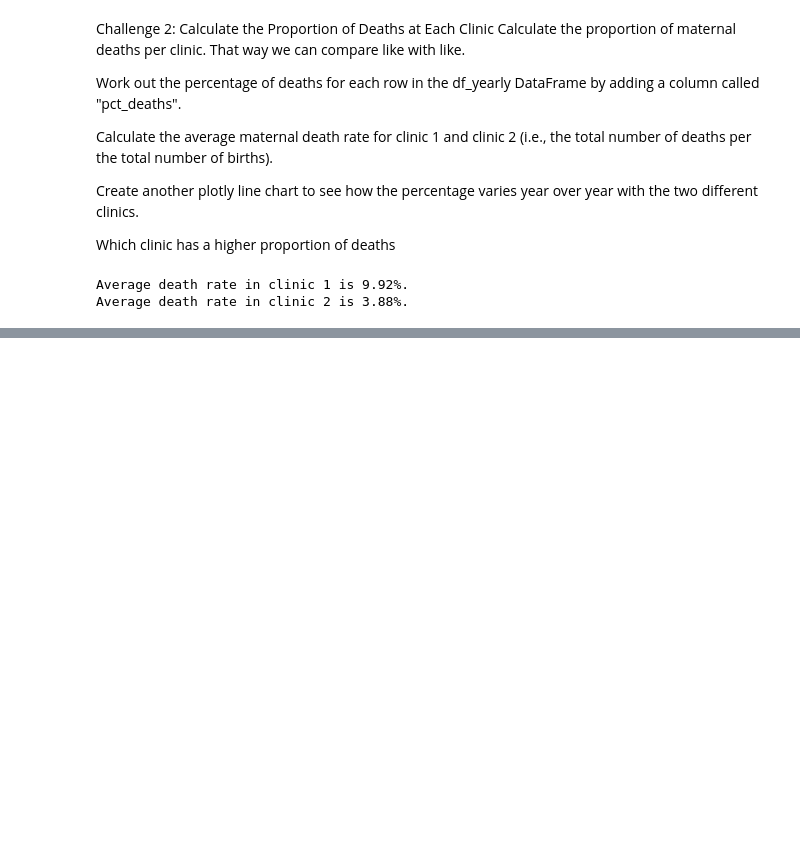
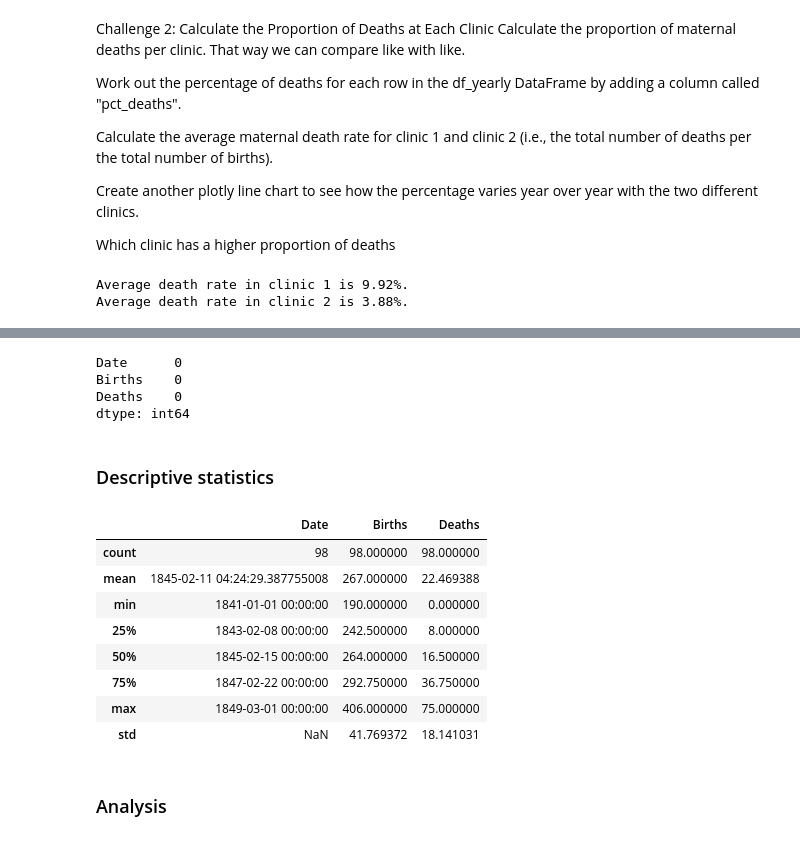
Before and after one commit to shane-221/Python_Basics, a Jupyter notebook: 09_Advanced-Data_Analysis(Pandas-Plotly-Seaborn)/80_Day_80_T-Tests_and _Distributions/main.ipynb, the cells around one changed output, grey strips where cells are left out. Saved outputs shown, nothing was run; the diff lists cells and outputs as text; code cells hidden in the pictures; blank space fills up the shorter version.

```diff
--- a/09_Advanced-Data_Analysis(Pandas-Plotly-Seaborn)/80_Day_80_T-Tests_and _Distributions/main.ipynb
+++ b/09_Advanced-Data_Analysis(Pandas-Plotly-Seaborn)/80_Day_80_T-Tests_and _Distributions/main.ipynb
@@ -133,0 +184,33 @@ line.show()
+# %%
+## checks to remove columns, duplicated values, and missing values
+
+        ## removing columns
+                                    ##  no need to remove
+        ## check for duplicated values
+index = m_df.duplicated(subset =["Date","Births", "Deaths"], keep=False)
+m_df[index]                         ## This is where you would apply the ordering to get the correct order
+
+
+        ## checks for mising values
+m_df.isna().sum()                   ## No missing values
+# %% [output]
+Date      0
+Births    0
+Deaths    0
+dtype: int64
+# %% [markdown]
+### Descriptive statistics
+# %%
+m_df.describe()
+# %% [output]
+|  | Date | Births | Deaths |
+| count | 98 | 98.000000 | 98.000000 |
+| mean | 1845-02-11 04:24:29.387755008 | 267.000000 | 22.469388 |
+| min | 1841-01-01 00:00:00 | 190.000000 | 0.000000 |
+| 25% | 1843-02-08 00:00:00 | 242.500000 | 8.000000 |
+| 50% | 1845-02-15 00:00:00 | 264.000000 | 16.500000 |
+| 75% | 1847-02-22 00:00:00 | 292.750000 | 36.750000 |
+| max | 1849-03-01 00:00:00 | 406.000000 | 75.000000 |
+| std | NaN | 41.769372 | 18.141031 |
+# %% [markdown]
+### Analysis
```
Also changed, not shown: parts of 17 cells of this notebook.
